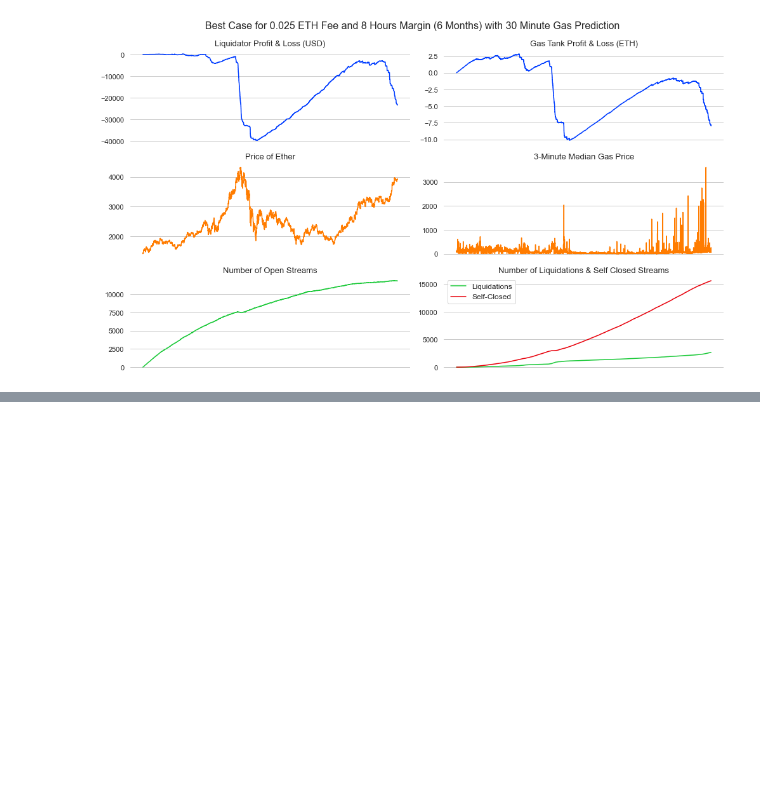
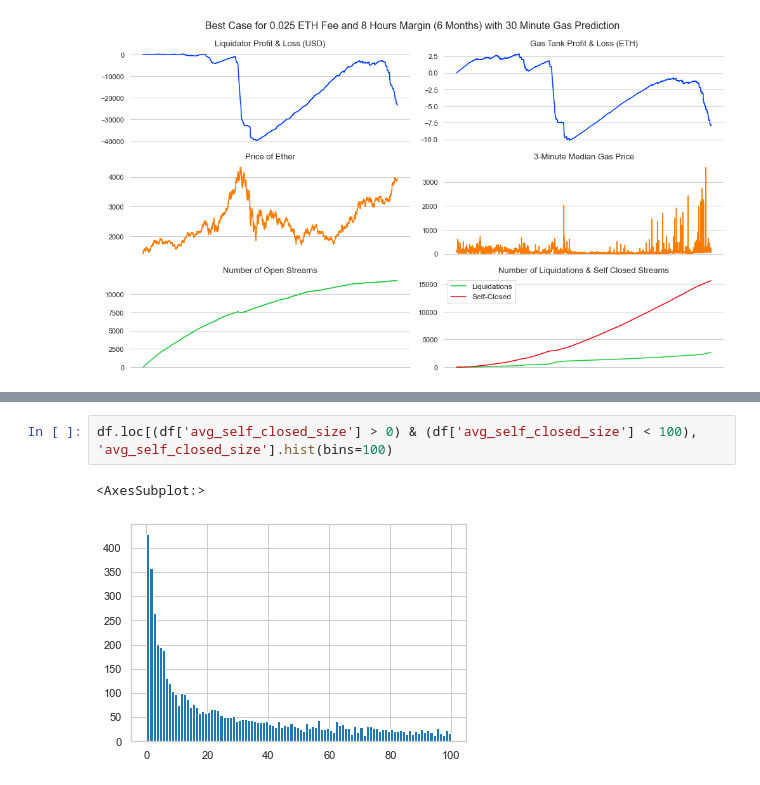
Before and after one commit to mcurcio5/superfluid-liquidations, a Jupyter notebook: sim_analysis.ipynb, the cells around one changed output, grey strips where cells are left out. Saved outputs shown, nothing was run; the diff lists cells and outputs as text; blank space fills up the shorter version.

```diff
--- a/sim_analysis.ipynb
+++ b/sim_analysis.ipynb
@@ -324,0 +365,5 @@ graph_pl(df, title='Best Case for 0.025 ETH Fee and 8 Hours Margin (6 Months) wi
+# %%
+df.loc[(df['avg_self_closed_size'] > 0) & (df['avg_self_closed_size'] < 100), 'avg_self_closed_size'].hist(bins=100)
+# %% [output]
+<AxesSubplot:>
+[figure, added]
```
Also changed, not shown: parts of 9 cells of this notebook, 1 other file.
